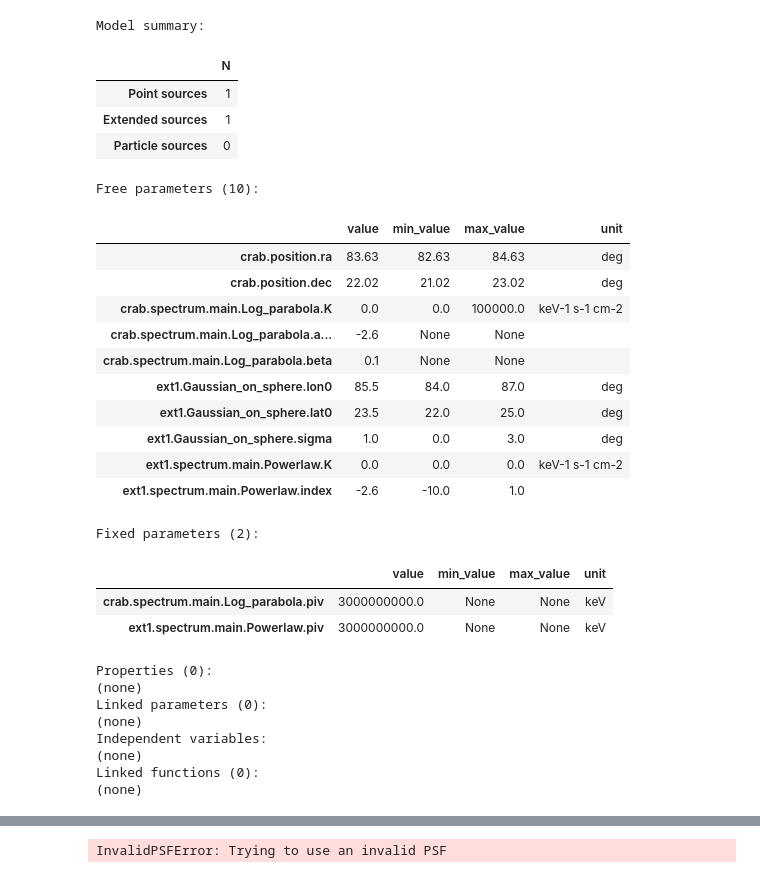
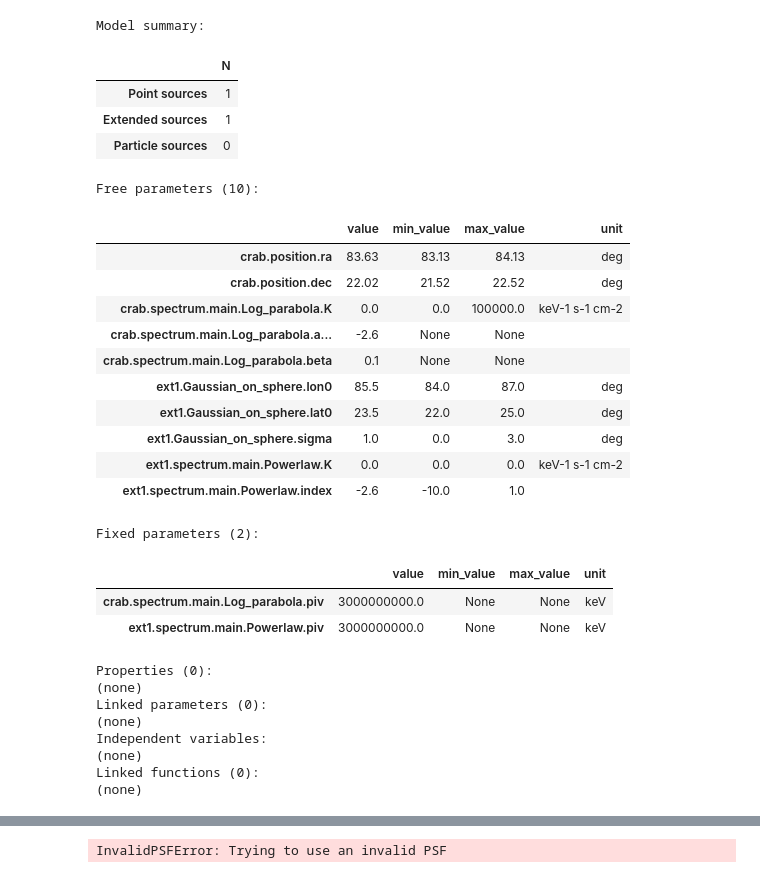
Before and after one commit to xiahouwenyu/3MLWCDA0.91, a Jupyter notebook: Standard/src/3MLnew_Crab.ipynb, the cells around one changed output, grey strips where cells are left out. Cells and saved outputs as stored; diff of their text form; code cells hidden in the pictures.

```diff
--- a/Standard/src/3MLnew_Crab.ipynb
+++ b/Standard/src/3MLnew_Crab.ipynb
@@ -88,5 +92,5 @@ fig.savefig(f"../res/{region_name}/counts_all.png",dpi=300)
 # %%
-Modelname="1pt+1gaus+GDE"  # Name your model now to facilitate the creation of record folders by the program.
+Modelname="1pt+1gaus"  # Name your model now to facilitate the creation of record folders by the program.
 if not os.path.exists(f'../res/{region_name}/{Modelname}/'):
     os.system(f'mkdir ../res/{region_name}/{Modelname}/')
 
@@ -96,38 +100,38 @@ if not os.path.exists(f'../res/{region_name}/{Modelname}/'):
 #                 indexb=(-10,-1), kb=(1e-14, 1e-8),
 #                 )
 
-crab = my.setsorce("crab",ra1,dec1, fitrange=1, alpha=-2.6,beta=0.1,
+crab = my.setsorce("crab",ra1,dec1, fitrange=0.5, alpha=-2.6,beta=0.1,
                 spec=Log_parabola()
                 )
 # crab2 = my.setsorce("crab2",ra1,dec1, fitrange=0.5, indexb=(-10,-1), kb=(1e-14, 1e-8)
 #                 )
 
 ext1 = my.setsorce("ext1",85.5,23.5, fitrange=1.5, sigma=1, sb=(0,3),
                 indexb=(-10,1), kb=(1e-15, 1e-8)
                 )
 
 # Diffuse = my.set_diffusebkg(
 #                 K = 3.3e-13, index = -2.3,
 #                 Kf=False, indexf=False
 #                 )
 
 lm = Model(crab, ext1) #crab2,
 
 with open(f'../res/{region_name}/{Modelname}/Model_init.txt', 'w') as f:
     for key, value in lm.parameters.items():
         f.write(f'{key}: {value}\n')
 
 lm.display(complete=True)
 # %% [output]
 Model summary:
 |  | N |
 | Point sources | 1 |
 | Extended sources | 1 |
 | Particle sources | 0 |
 Free parameters (10):
 |  | value | min_value | max_value | unit |
-| crab.position.ra | 83.63 | 82.63 | 84.63 | deg |
-| crab.position.dec | 22.02 | 21.02 | 23.02 | deg |
+| crab.position.ra | 83.63 | 83.13 | 84.13 | deg |
+| crab.position.dec | 22.02 | 21.52 | 22.52 | deg |
 | crab.spectrum.main.Log_parabola.K | 0.0 | 0.0 | 100000.0 | keV-1 s-1 cm-2 |
 | crab.spectrum.main.Log_parabola.a... | -2.6 | None | None |  |
 | crab.spectrum.main.Log_parabola.beta | 0.1 | None | None |  |
```
Also changed, not shown: parts of 7 cells of this notebook, 55 other files.
